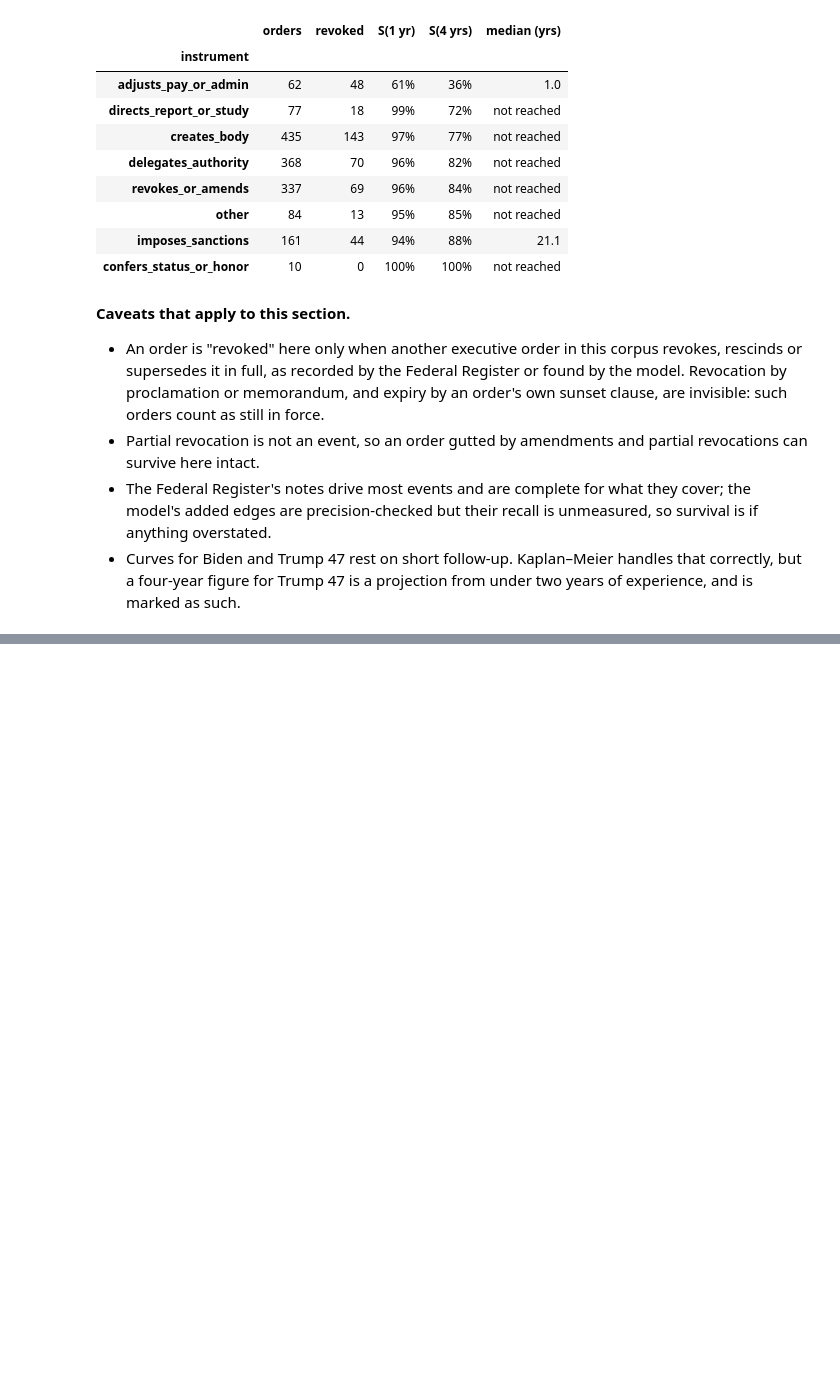
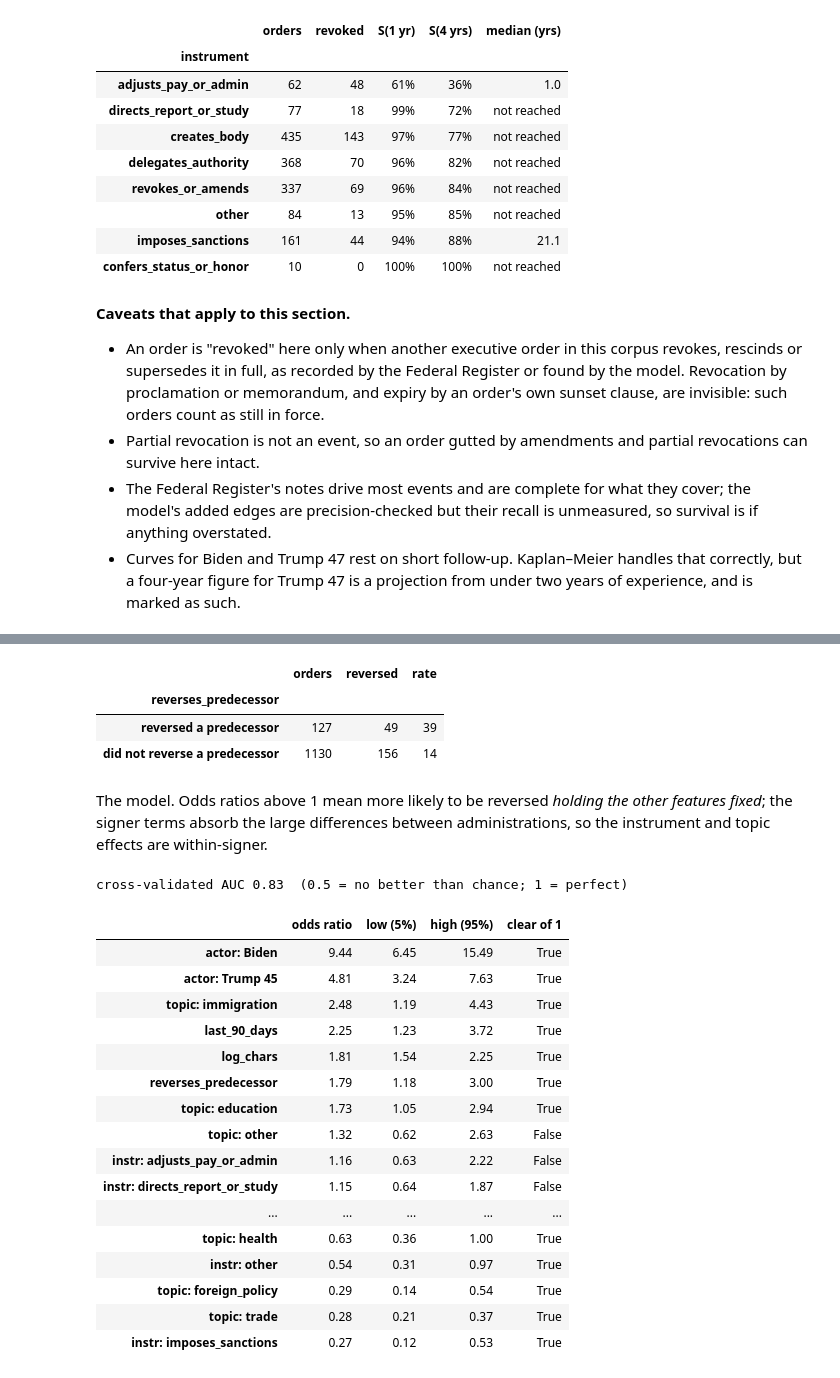
Before and after one commit to DaveKT/EO_Analysis, a Jupyter notebook: notebooks/analysis.ipynb, the cells around one changed output, grey strips where cells are left out. Cells and saved outputs as stored; diff of their text form; code cells hidden in the pictures; blank space fills up the shorter version.

```diff
--- a/notebooks/analysis.ipynb
+++ b/notebooks/analysis.ipynb
@@ -1089,0 +1205,68 @@ inst_table
+# %%
+rate_table("reverses_predecessor").rename(index={0: "did not reverse a predecessor", 1: "reversed a predecessor"})
+# %% [output]
+|  | orders | reversed | rate |
+| reverses_predecessor |  |  |  |
+| reversed a predecessor | 127 | 49 | 39 |
+| did not reverse a predecessor | 1130 | 156 | 14 |
+# %% [markdown]
+The model. Odds ratios above 1 mean more likely to be reversed *holding the other
+features fixed*; the signer terms absorb the large differences between
+administrations, so the instrument and topic effects are within-signer.
+# %%
+REF = {"instr": "creates_body", "topic": "government_administration", "actor": "Clinton"}
+NUMERIC = ["term_fraction", "log_agencies", "log_deadlines", "log_chars"]
+BINARY = ["last_90_days", "reverses_predecessor"]
+
+
+def design(df):
+    X = pd.DataFrame(index=df.index)
+    for col, ref in REF.items():
+        for level in sorted(df[col].unique()):
+            if level != ref:
+                X[f"{col}: {level}"] = (df[col] == level).astype(float)
+    for col in NUMERIC:
+        X[col] = (df[col] - rv[col].mean()) / rv[col].std()
+    for col in BINARY:
+        X[col] = df[col].astype(float)
+    return X
+
+
+X = design(rv); y = rv.reversed.values
+model = LogisticRegression(C=1.0, max_iter=5000)
+cv_prob = cross_val_predict(model, X, y, cv=StratifiedKFold(5, shuffle=True, random_state=0), method="predict_proba")[:, 1]
+print(f"cross-validated AUC {roc_auc_score(y, cv_prob):.2f}  (0.5 = no better than chance; 1 = perfect)")
+
+model.fit(X, y)
+rng = np.random.default_rng(0)
+boots = []
+for _ in range(300):
+    idx = rng.integers(0, len(X), len(X))
+    boots.append(LogisticRegression(C=1.0, max_iter=5000).fit(X.iloc[idx], y[idx]).coef_[0])
+boots = np.array(boots)
+ors = pd.DataFrame({
+    "odds ratio": np.exp(model.coef_[0]),
+    "low (5%)": np.exp(np.percentile(boots, 5, axis=0)),
+    "high (95%)": np.exp(np.percentile(boots, 95, axis=0)),
+}, index=X.columns)
+ors["clear of 1"] = (ors["low (5%)"] > 1) | (ors["high (95%)"] < 1)
+ors.round(2).sort_values("odds ratio", ascending=False)
+# %% [output]
+cross-validated AUC 0.83  (0.5 = no better than chance; 1 = perfect)
+|  | odds ratio | low (5%) | high (95%) | clear of 1 |
+| actor: Biden | 9.44 | 6.45 | 15.49 | True |
+| actor: Trump 45 | 4.81 | 3.24 | 7.63 | True |
+| topic: immigration | 2.48 | 1.19 | 4.43 | True |
+| last_90_days | 2.25 | 1.23 | 3.72 | True |
+| log_chars | 1.81 | 1.54 | 2.25 | True |
+| reverses_predecessor | 1.79 | 1.18 | 3.00 | True |
+| topic: education | 1.73 | 1.05 | 2.94 | True |
+| topic: other | 1.32 | 0.62 | 2.63 | False |
+| instr: adjusts_pay_or_admin | 1.16 | 0.63 | 2.22 | False |
+| instr: directs_report_or_study | 1.15 | 0.64 | 1.87 | False |
+| ... | ... | ... | ... | ... |
+| topic: health | 0.63 | 0.36 | 1.00 | True |
+| instr: other | 0.54 | 0.31 | 0.97 | True |
+| topic: foreign_policy | 0.29 | 0.14 | 0.54 | True |
+| topic: trade | 0.28 | 0.21 | 0.37 | True |
+| instr: imposes_sanctions | 0.27 | 0.12 | 0.53 | True |
```
Also changed, not shown: parts of 10 cells of this notebook.
